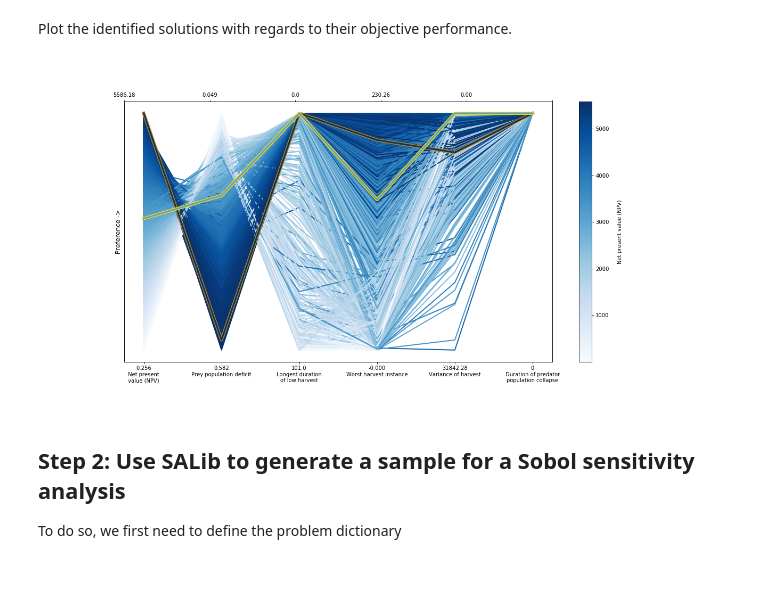
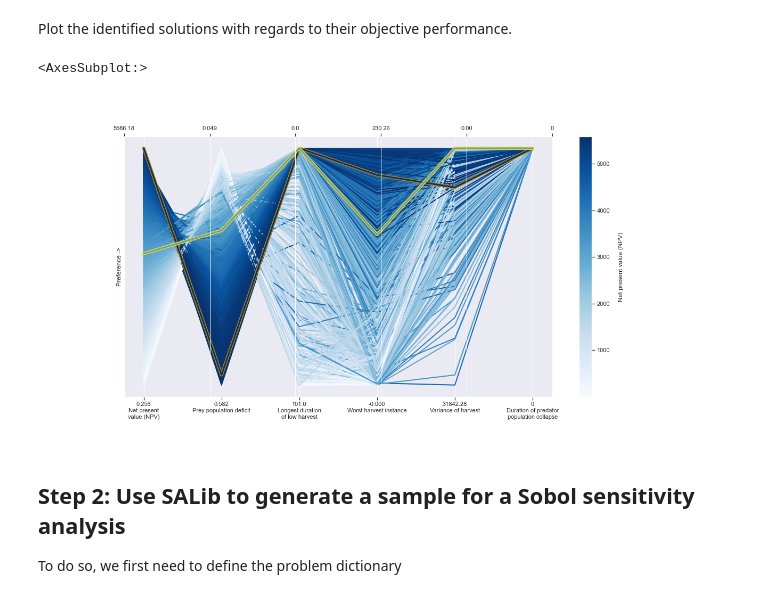
Before and after one commit to IMMM-SFA/msd_uncertainty_ebook, a Jupyter notebook: notebooks/fishery_dynamics.ipynb, the cells around one changed output. Saved outputs shown, nothing was run; the diff lists cells and outputs as text; code cells hidden in the pictures.

```diff
--- a/notebooks/fishery_dynamics.ipynb
+++ b/notebooks/fishery_dynamics.ipynb
@@ -61,8 +63,8 @@ from matplotlib import patheffects as pe
 ## Step 1:  Load identified solutions and explore performance
 Identify most robust and profit-maximizing solutions
 # %%
-robustness = np.loadtxt('./data/Robustness.txt',delimiter=' ')
-results = np.loadtxt('./data/solutions.resultfile')
+robustness = msdbook.load_robustness_data()
+results = msdbook.load_result_data()
 
 robust_solution = np.argmax(robustness[:,-1]) #pick robust solution
 profit_solution = np.argmin(results[:,6]) #pick profitable solution
@@ -73,71 +75,11 @@ highprofitpolicy = results[profit_solution,0:6]
 mostrobustpolicy = results[robust_solution,0:6]
 # %% [markdown]
 Plot the identified solutions with regards to their objective performance.
-# %%
-fig = plt.figure(figsize=(18,9)) # create the figure
-ax = fig.add_subplot(1, 1, 1)    # make axes to plot on
-
-objs_labels = ['Net present\nvalue (NPV)',
-               'Prey population deficit',
-               'Longest duration\nof low harvest',
-               'Worst harvest instance',
-               'Variance of harvest',
-               'Duration of predator\npopulation collapse'] # Constraint (always 0)
-
-# Normalization across objectives
-mins = objective_performance.min(axis=0)
-maxs = objective_performance.max(axis=0)
-norm_reference = objective_performance.copy()
-for i in range(5):
-    mm = objective_performance[:,i].min()
-    mx = objective_performance[:,i].max()
-    if mm!=mx:
-        norm_reference[:,i] = (objective_performance[:,i] - mm) / (mx - mm)
-    else:
-        norm_reference[:,i] = 1
-
-cmap = plt.cm.get_cmap("Blues")
-
-## Plot all solutions
-for i in range(len(norm_reference[:,0])):
-    ys = np.append(norm_reference[i,:], 1.0)
-    xs = range(len(ys))
-    ax.plot(xs, ys, c=cmap(ys[0]), linewidth=2)
-
-'''
-To highlight robust solutions
-'''
-ys = np.append(norm_reference[profit_solution,:], 1.0)# Most profitable
-xs = range(len(ys))
-l1=ax.plot(xs[0:6], ys[0:6], c=cmap(ys[0]), linewidth=3, label='Most robust in NPV', path_effects=[pe.Stroke(linewidth=6, foreground='darkgoldenrod'), pe.Normal()])
-ys = np.append(norm_reference[robust_solution,:], 1.0) # Most robust in all criteria
-xs = range(len(ys))
-l2=ax.plot(xs[0:6], ys[0:6], c=cmap(ys[0]), linewidth=3, label='Most robust across criteria', path_effects=[pe.Stroke(linewidth=6, foreground='gold'), pe.Normal()])
-
-#Colorbar
-sm = plt.cm.ScalarMappable(cmap=cmap)
-sm.set_array([objective_performance[:,0].min(),objective_performance[:,0].max()])
-cbar = fig.colorbar(sm)
-cbar.ax.set_ylabel("\nNet present value (NPV)")
-
-# Tick values
-minvalues = ["{0:.3f}".format(mins[0]), "{0:.3f}".format(-mins[1]),
-             str(-mins[2]), "{0:.3f}".format(-mins[3]), "{0:.2f}".format(-mins[4]), str(0)]
-maxvalues = ["{0:.2f}".format(maxs[0]), "{0:.3f}".format(-maxs[1]),
-             str(-maxs[2]), "{0:.2f}".format(maxs[3]), "{0:.2f}".format(-maxs[4]), str(0) ]
-
-ax.set_ylabel("Preference ->", size= 12)
-ax.set_yticks([])
-ax.set_xticks([0,1,2,3,4,5])
-ax.set_xticklabels([minvalues[i]+'\n'+objs_labels[i] for i in range(len(objs_labels))])
-#make a twin axis for toplabels
-ax1 = ax.twiny()
-ax1.set_yticks([])
-ax1.set_xticks([0,1,2,3,4,5])
-ax1.set_xticklabels([maxvalues[i] for i in range(len(maxs))])
-plt.savefig('Objectives_parallel_axis.png')
-# %% [output]
-[figure, removed]
+# %%
+msdbook.plot_solutions(objective_performance, profit_solution, robust_solution)
+# %% [output]
+<AxesSubplot:>
+[figure, added]
 # %% [markdown]
 ## Step 2: Use SALib to generate a sample for a Sobol sensitivity analysis
 To do so, we first need to define the problem dictionary
```
Also changed, not shown: parts of 6 cells of this notebook, 28 other files.
